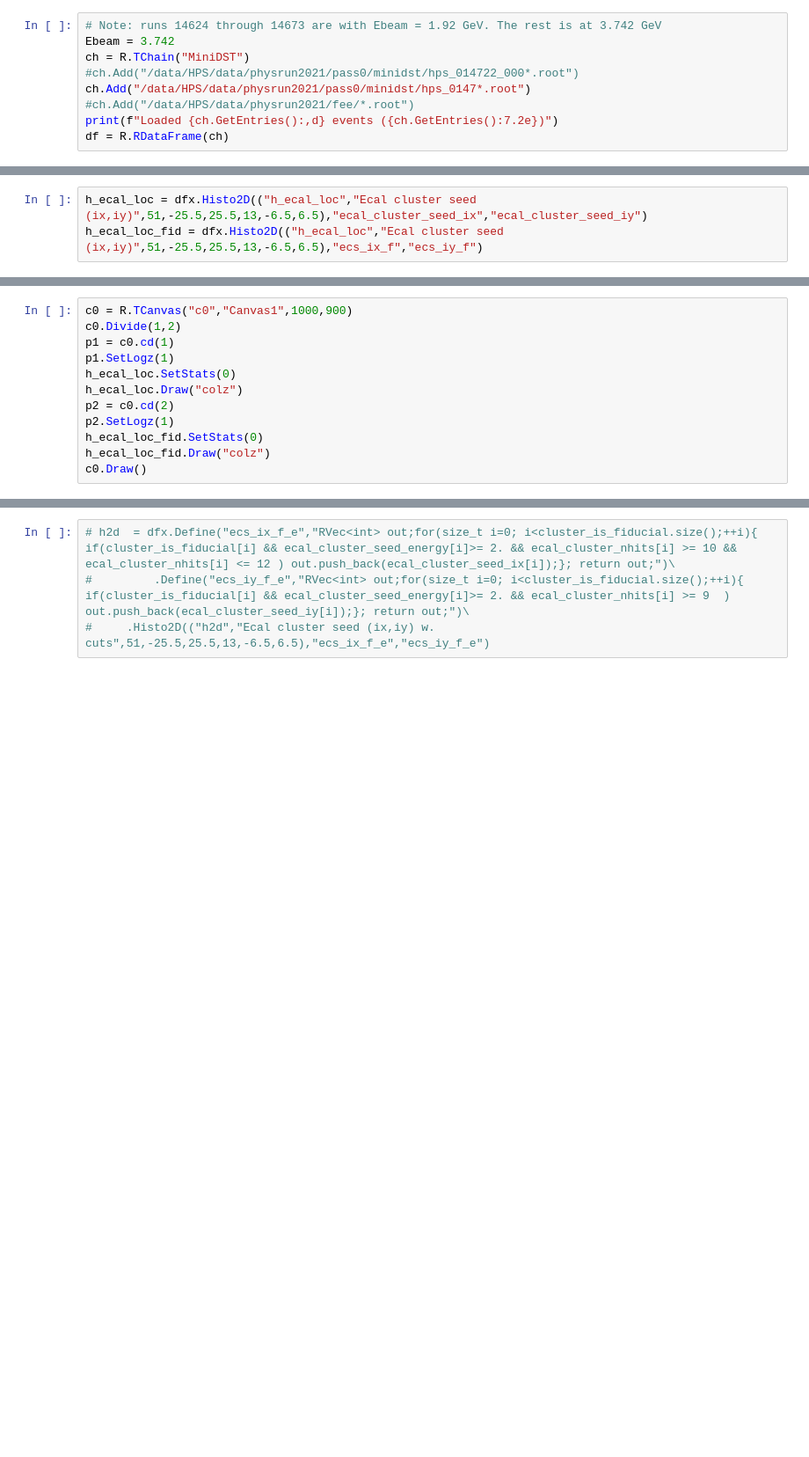
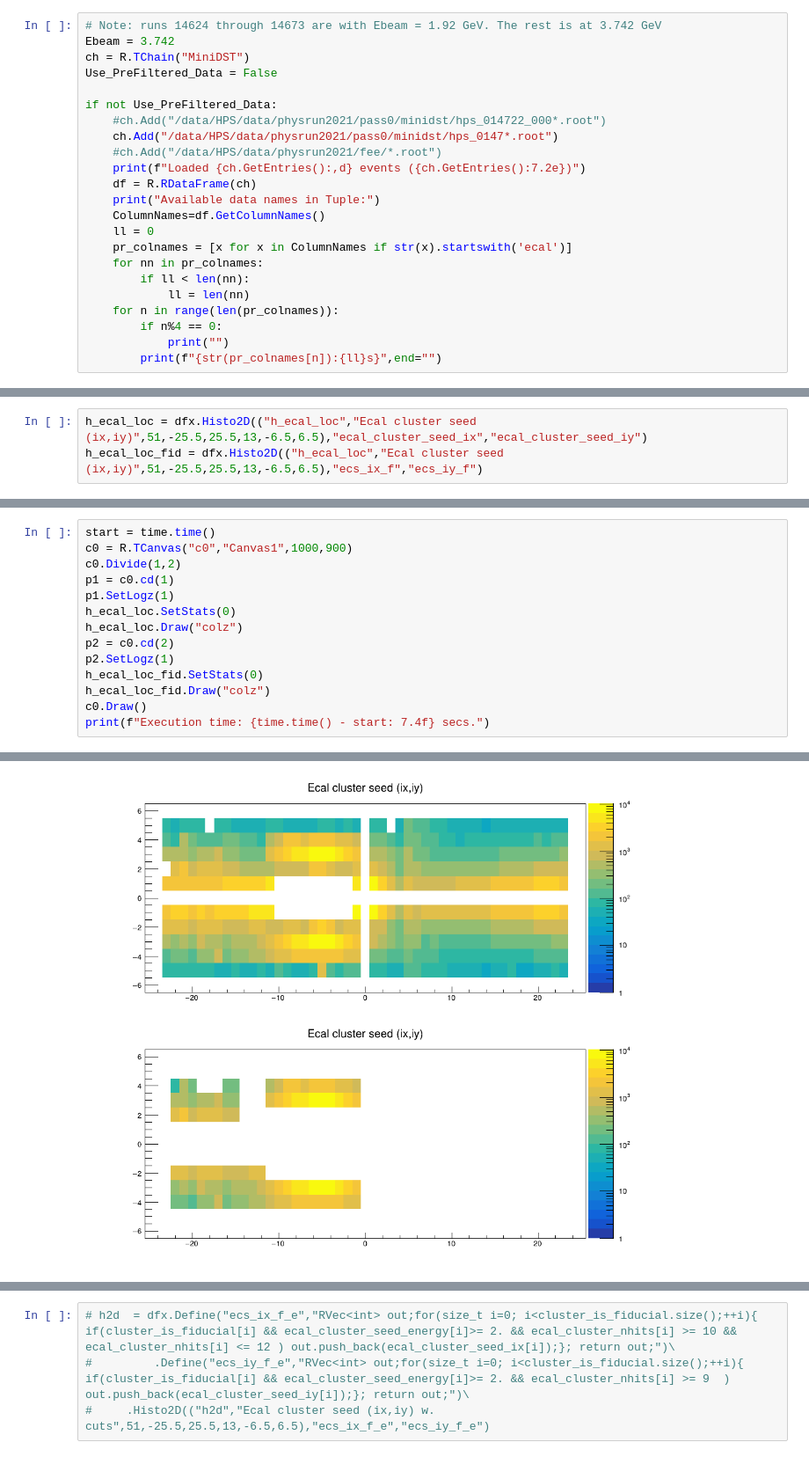
Before and after one commit to mholtrop/Analysis, a Jupyter notebook: PhysRun2021/FEE.ipynb, the cells around one changed output, grey strips where cells are left out. Shown at 88% size. Cells and saved outputs as stored; diff of their text form; blank space fills up the shorter version.

```diff
--- a/PhysRun2021/FEE.ipynb
+++ b/PhysRun2021/FEE.ipynb
@@ -32,10 +35,24 @@ Recompile is not needed
 # Note: runs 14624 through 14673 are with Ebeam = 1.92 GeV. The rest is at 3.742 GeV
 Ebeam = 3.742
 ch = R.TChain("MiniDST")
-#ch.Add("/data/HPS/data/physrun2021/pass0/minidst/hps_014722_000*.root")
-ch.Add("/data/HPS/data/physrun2021/pass0/minidst/hps_0147*.root")
-#ch.Add("/data/HPS/data/physrun2021/fee/*.root")
-print(f"Loaded {ch.GetEntries():,d} events ({ch.GetEntries():7.2e})")
-df = R.RDataFrame(ch)
+Use_PreFiltered_Data = False
+
+if not Use_PreFiltered_Data:
+    #ch.Add("/data/HPS/data/physrun2021/pass0/minidst/hps_014722_000*.root")
+    ch.Add("/data/HPS/data/physrun2021/pass0/minidst/hps_0147*.root")
+    #ch.Add("/data/HPS/data/physrun2021/fee/*.root")
+    print(f"Loaded {ch.GetEntries():,d} events ({ch.GetEntries():7.2e})")
+    df = R.RDataFrame(ch)
+    print("Available data names in Tuple:")
+    ColumnNames=df.GetColumnNames()
+    ll = 0
+    pr_colnames = [x for x in ColumnNames if str(x).startswith('ecal')]
+    for nn in pr_colnames:
+        if ll < len(nn):
+            ll = len(nn)
+    for n in range(len(pr_colnames)):
+        if n%4 == 0:
+            print("")
+        print(f"{str(pr_colnames[n]):{ll}s}",end="")
 # %% [output]
 Loaded 36,587,663 events (3.66e+07)
@@ -193,4 +319,5 @@ for n in range(15):
 # %%
+start = time.time()
 c0 = R.TCanvas("c0","Canvas1",1000,900)
 c0.Divide(1,2)
 p1 = c0.cd(1)
@@ -202,4 +329,5 @@ p2.SetLogz(1)
 h_ecal_loc_fid.SetStats(0)
 h_ecal_loc_fid.Draw("colz")
 c0.Draw()
+print(f"Execution time: {time.time() - start: 7.4f} secs.")
 # %% [output]
@@ -206,0 +335 @@ c0.Draw()
+[figure, added]
```
Also changed, not shown: parts of 27 cells of this notebook, 3 other files.
